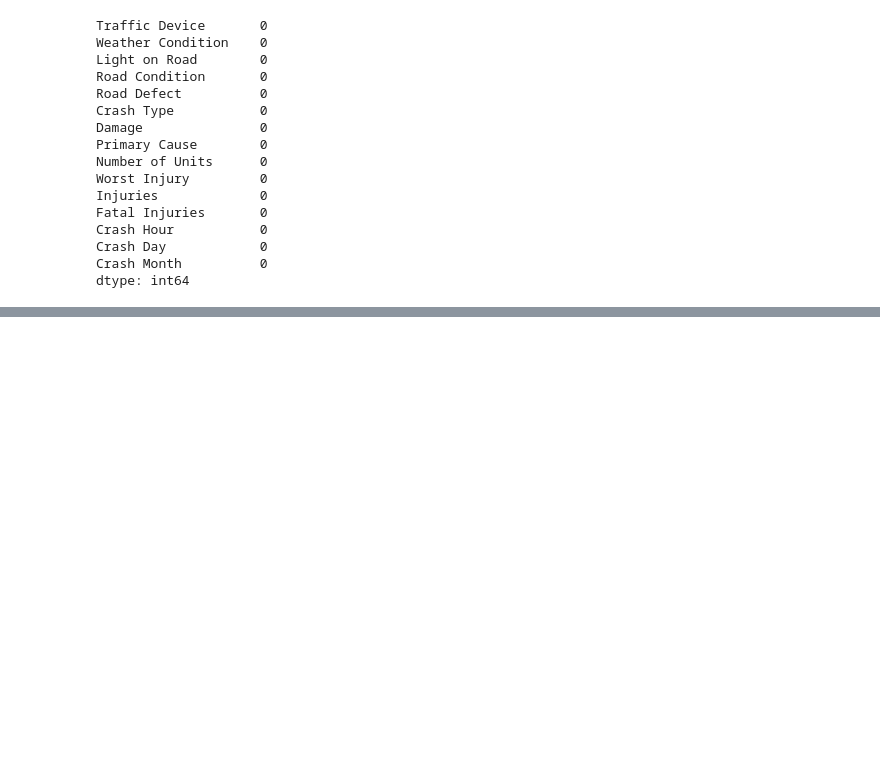
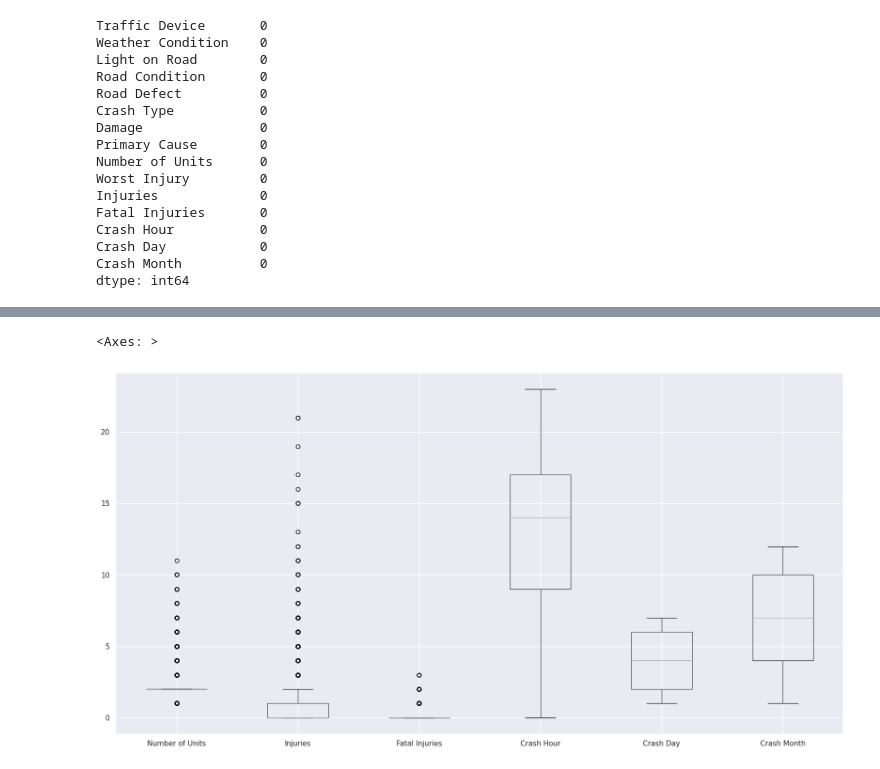
Before and after one commit to Alveaenerle/EDA-traffic-crashes, a Jupyter notebook: main.ipynb, the cells around one changed output, grey strips where cells are left out. Saved outputs shown, nothing was run; the diff lists cells and outputs as text; code cells hidden in the pictures; blank space fills up the shorter version.

```diff
--- a/main.ipynb
+++ b/main.ipynb
@@ -101,4 +102,10 @@ df.head(5)
 | 2 | TRAFFIC SIGNAL | CLEAR | DAYLIGHT | DRY | NO DEFECTS | NO INJURY / DRIVE AWAY | $501 - $1,500 | ... |
 | 3 | TRAFFIC SIGNAL | CLEAR | DAYLIGHT | DRY | NO DEFECTS | INJURY AND / OR TOW DUE TO CRASH | OVER $1,500 | ... |
 | 4 | TRAFFIC SIGNAL | CLEAR | DAYLIGHT | UNKNOWN | UNKNOWN | NO INJURY / DRIVE AWAY | $501 - $1,500 | ... |
+# %%
+
+df.boxplot(figsize=(20, 10))
+# %% [output]
+<Axes: >
+[figure, added]
 # %%
```
Also changed, not shown: parts of 4 cells of this notebook, 2 other files.
